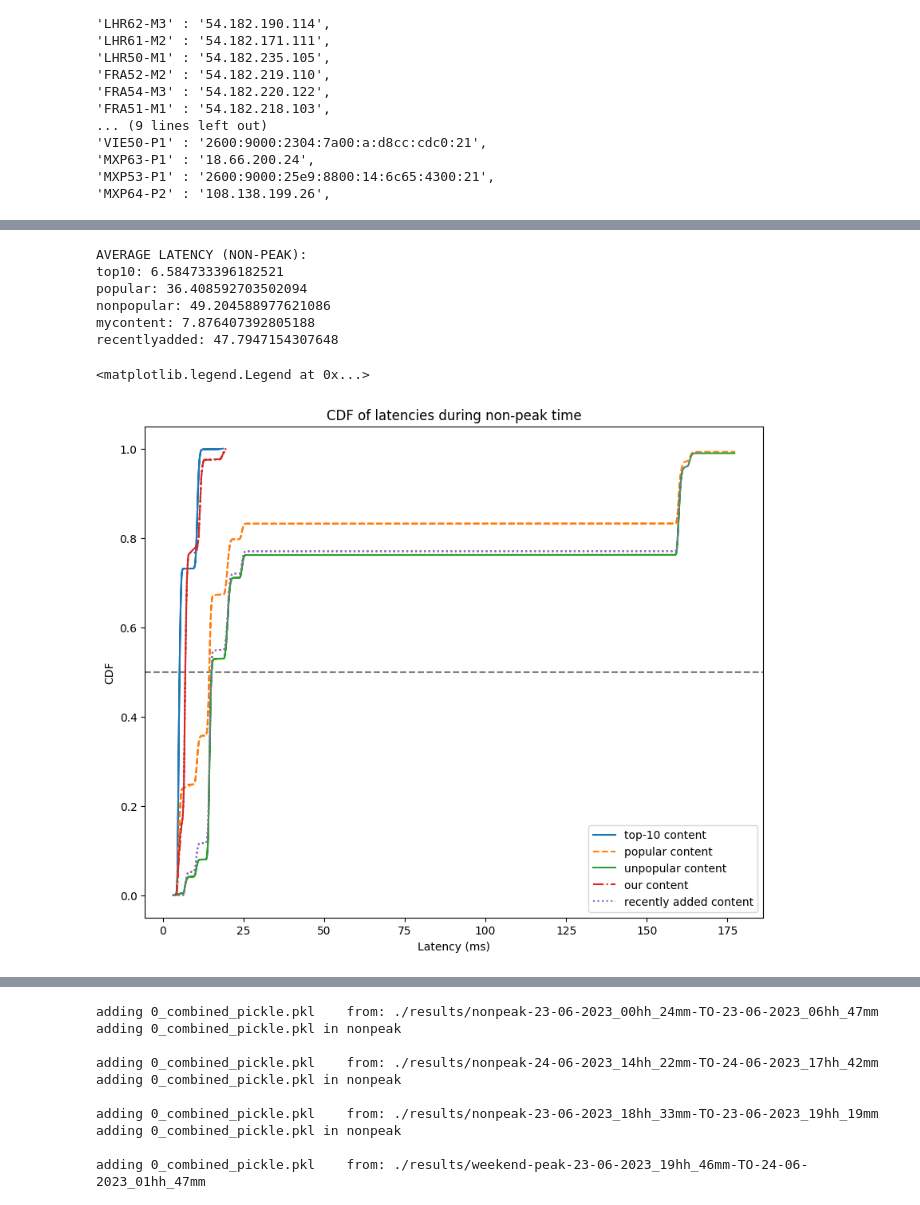
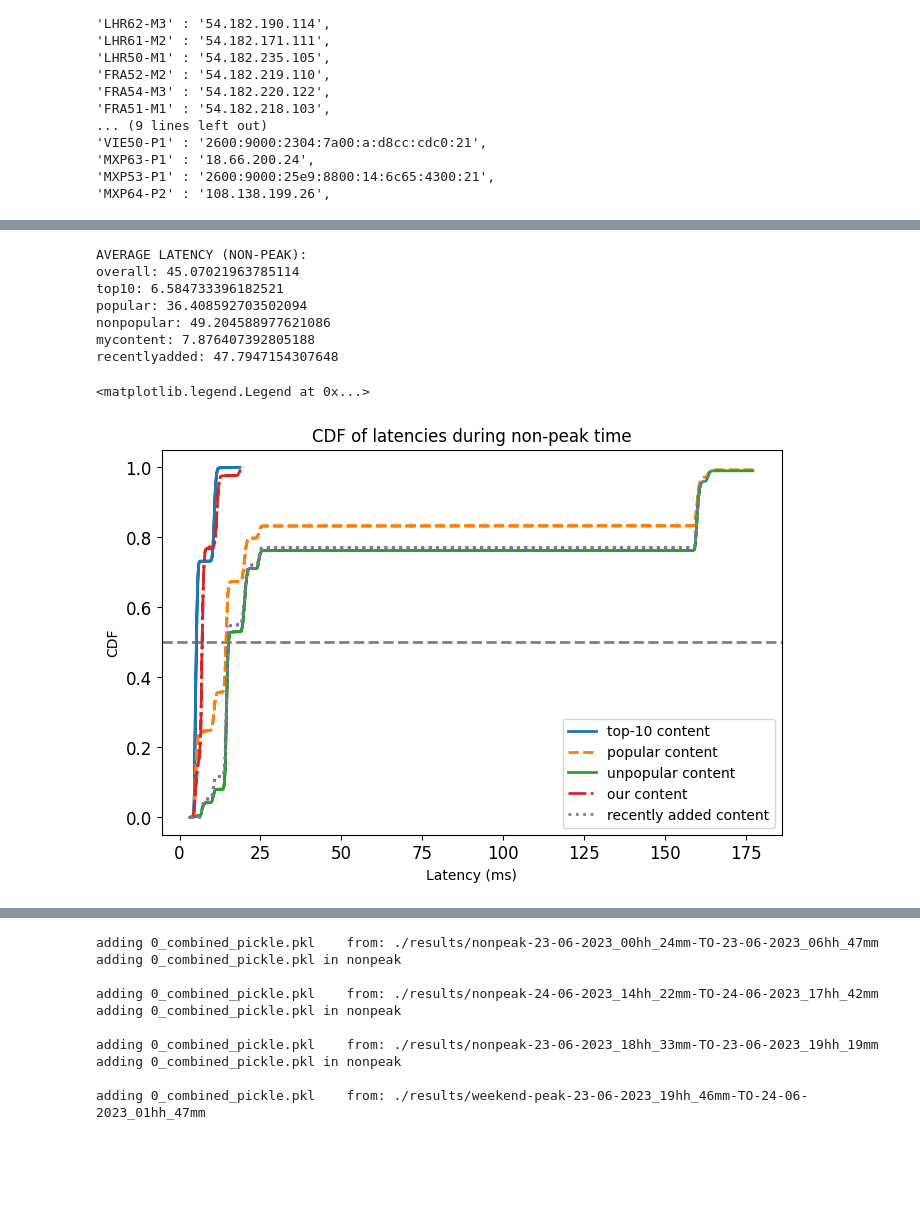
Before and after one commit to muhamd-abdullah/PrimeVideo-Scripts, a Jupyter notebook: HOTNETS23/plots_hotnets23.ipynb, the cells around one changed output, grey strips where cells are left out. Saved outputs shown, nothing was run; the diff lists cells and outputs as text; code cells hidden in the pictures; blank space fills up the shorter version.

```diff
--- a/HOTNETS23/plots_hotnets23.ipynb
+++ b/HOTNETS23/plots_hotnets23.ipynb
@@ -233,41 +251,61 @@ y_recentlyadded = ecdf_recentlyadded(x_recentlyadded)
 
 
 # Set the figure size
-plt.figure(figsize=(10, 8))
+plt.figure(figsize=(8, 5))
 
 # Calculate the averages
 average_top10 = top10_df['latency(ms)'].mean()
 average_popular = popular_df['latency(ms)'].mean()
 average_nonpopular = nonpopular_df['latency(ms)'].mean()
 average_mycontent = mycontent_df['latency(ms)'].mean()
 average_recentlyadded = recentlyadded_df['latency(ms)'].mean()
-print(f"AVERAGE LATENCY (NON-PEAK):\ntop10: {average_top10}\npopular: {average_popular}\nnonpopular: {average_nonpopular}\nmycontent: {average_mycontent}\nrecentlyadded: {average_recentlyadded}")
+df['latency(ms)'] = pd.to_numeric(df['latency(ms)'], errors='coerce')
+average_overall = df['latency(ms)'].mean()
+print(f"AVERAGE LATENCY (NON-PEAK):\noverall: {average_overall}\ntop10: {average_top10}\npopular: {average_popular}\nnonpopular: {average_nonpopular}\nmycontent: {average_mycontent}\nrecentlyadded: {average_recentlyadded}")
 
 # Plot the median lines
 plt.axhline(0.5, linestyle='--', color='grey')
 
 # Set labels and title
 plt.xlabel('Latency (ms)')
 plt.ylabel('CDF')
-plt.title('CDF of latencies during non-peak time')
+
 
 plt.plot(x_top10, y_top10, linestyle='-', label='top-10 content')  # Solid line
 plt.plot(x_popular, y_popular, linestyle='--', label='popular content')  # Dashed line
 plt.plot(x_nonpopular, y_nonpopular, linestyle='-', label='unpopular content')  # Dotted line
 plt.plot(x_mycontent, y_mycontent, linestyle='-.', label='our content')  # Dash-dot line
 plt.plot(x_recentlyadded, y_recentlyadded, linestyle=':', label='recently added content')  # Solid line
 
+
+# Increase line thickness (optional)
+plt.setp(plt.gca().get_lines(), linewidth=2)
+
+# Show the legend with adjusted font size
+plt.legend(fontsize=12)
+
+# Adjust tick label font size
+plt.xticks(fontsize=12)
+plt.yticks(fontsize=12)
+
+# Save the plot with higher resolution (optional)
+plt.savefig('./figs/cdf_latencies_nonpeak.png', dpi=300)
+
+# Set title
+plt.title('CDF of latencies during non-peak time')
+
 # Show the legend
 plt.legend()
 # %% [output]
 AVERAGE LATENCY (NON-PEAK):
+overall: 45.07021963785114
 top10: 6.584733396182521
 popular: 36.408592703502094
 nonpopular: 49.204588977621086
 mycontent: 7.876407392805188
 recentlyadded: 47.7947154307648
 <matplotlib.legend.Legend at 0x...>
-[figure, old version]
+[figure, new version]
 # %%
 ### BOXPLOT OF LATENCIES DURING PEAK-TIME
 import matplotlib.pyplot as plt
```
Also changed, not shown: parts of 11 cells of this notebook, 1 other file.
